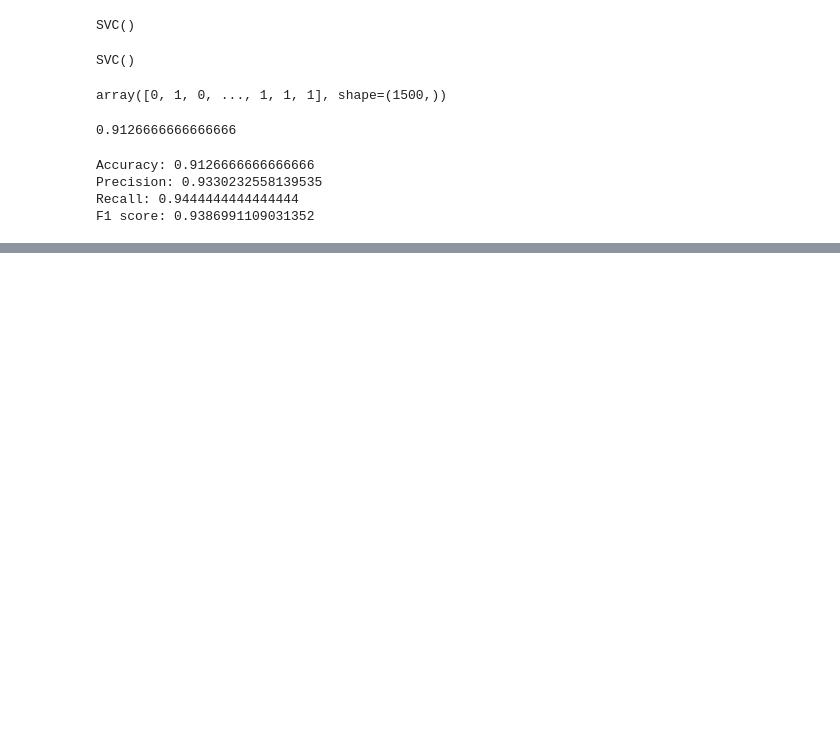
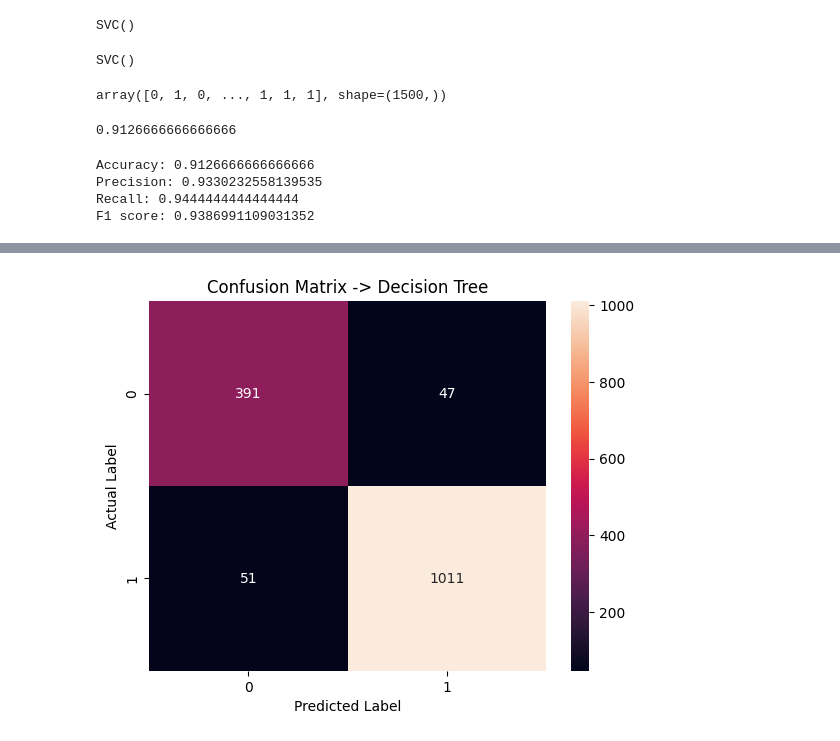
Before and after one commit to siddagovardhanreddy33/Ml_project--Smart_Phone_Addiction_Analysis, a Jupyter notebook: Smart_phones_ml_workflow.ipynb, the cells around one changed output, grey strips where cells are left out. Drawn from its saved outputs; the diff is of its cells as text; code cells hidden in the pictures; blank space fills up the shorter version.

```diff
--- a/Smart_phones_ml_workflow.ipynb
+++ b/Smart_phones_ml_workflow.ipynb
@@ -795,0 +881,4 @@ F1 score: 0.9386991109031352
+# %%
+plot_confusion_matrix(y_test, y_pred_dt, "Decision Tree")
+# %% [output]
+[figure, added]
```
Also changed, not shown: parts of 10 cells of this notebook, 1 other file.
